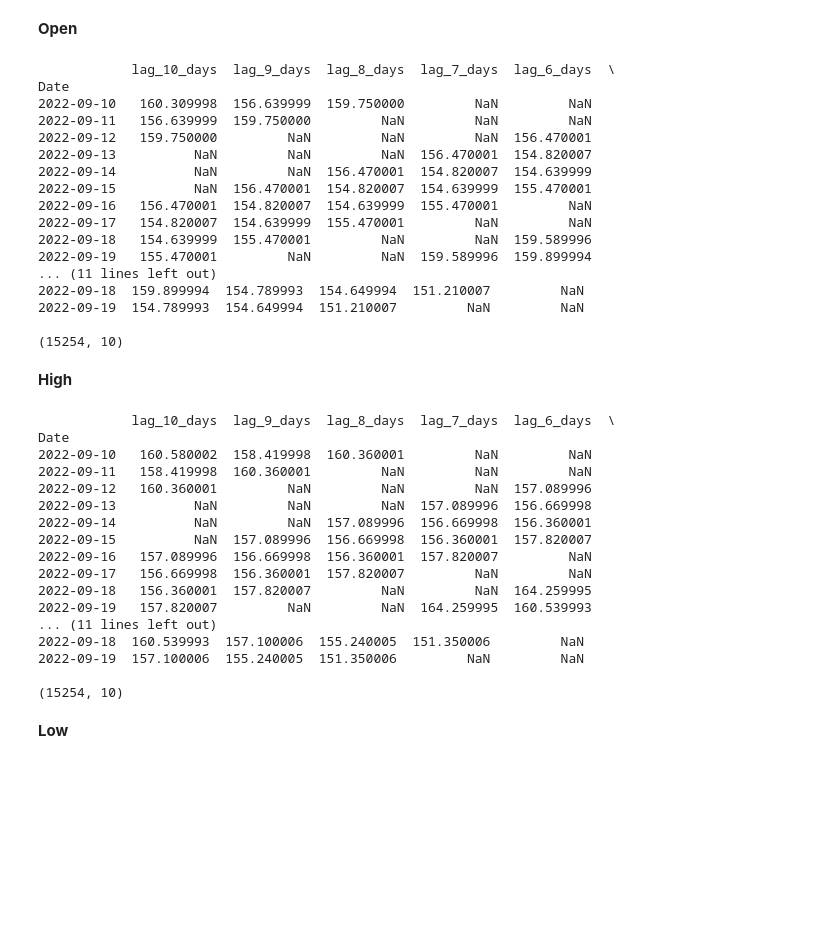
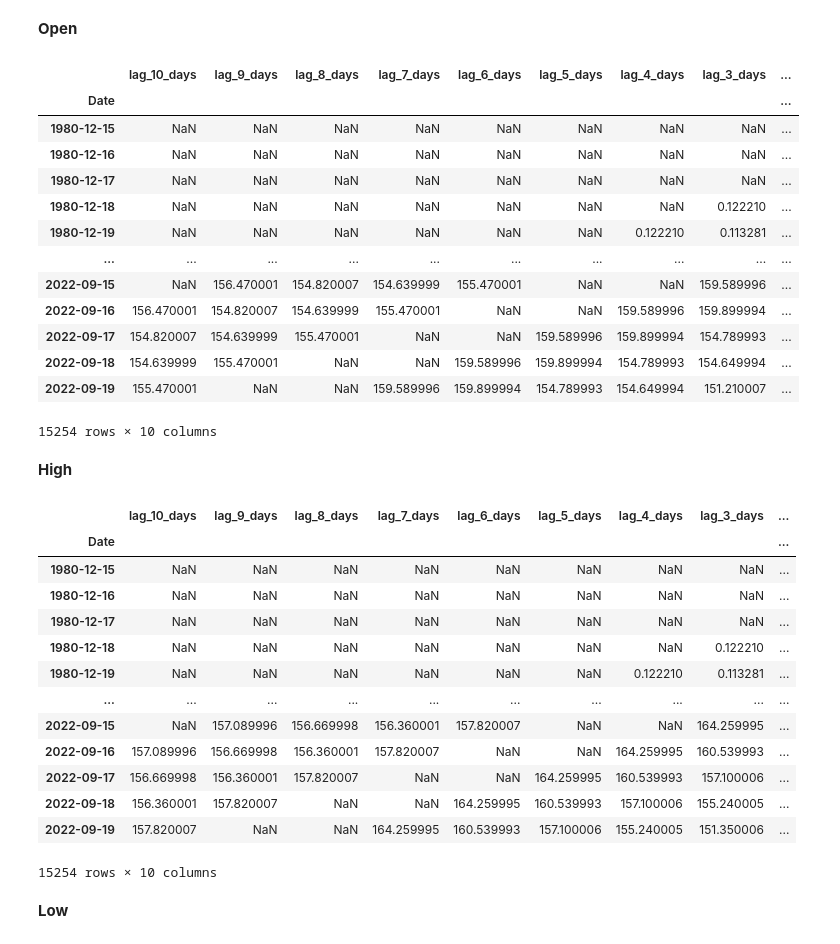
Before and after one commit to leehengpan/AAPL-StockPriceAnalysis, a Jupyter notebook: src/Apple_Stock_Price_Prediction.ipynb, the cells around one changed output. Drawn from its saved outputs; the diff is of its cells as text; code cells hidden in the pictures; blank space fills up the shorter version.

```diff
--- a/src/Apple_Stock_Price_Prediction.ipynb
+++ b/src/Apple_Stock_Price_Prediction.ipynb
@@ -349,37 +348,32 @@ plt.show()
 # %%
 # Get the opening prices of previous days to make a feature matrix
 lag_days = 10
+column_names = []
 
-column_names = []
 for i in range(lag_days,1,-1):
     column_names.append(str(i).join(['lag_','_days']))
 
 column_names.append(str(1).join(['lag_','_day']))
 
 df_lag_open = pd.concat([df['Open'].shift(lag_days-i) for i in range(lag_days)],axis=1)
 df_lag_open.columns = column_names
 
-print(df_lag_open.tail(10))
-print("")
-print(df_lag_open.shape)
+df_lag_open
 # %% [output]
+|  | lag_10_days | lag_9_days | lag_8_days | lag_7_days | lag_6_days | lag_5_days | lag_4_days | lag_3_days | ... |
+| Date |  |  |  |  |  |  |  |  | ... |
+| 1980-12-15 | NaN | NaN | NaN | NaN | NaN | NaN | NaN | NaN | ... |
+| 1980-12-16 | NaN | NaN | NaN | NaN | NaN | NaN | NaN | NaN | ... |
+| 1980-12-17 | NaN | NaN | NaN | NaN | NaN | NaN | NaN | NaN | ... |
+| 1980-12-18 | NaN | NaN | NaN | NaN | NaN | NaN | NaN | 0.122210 | ... |
+| 1980-12-19 | NaN | NaN | NaN | NaN | NaN | NaN | 0.122210 | 0.113281 | ... |
+| ... | ... | ... | ... | ... | ... | ... | ... | ... | ... |
+| 2022-09-15 | NaN | 156.470001 | 154.820007 | 154.639999 | 155.470001 | NaN | NaN | 159.589996 | ... |
+| 2022-09-16 | 156.470001 | 154.820007 | 154.639999 | 155.470001 | NaN | NaN | 159.589996 | 159.899994 | ... |
+| 2022-09-17 | 154.820007 | 154.639999 | 155.470001 | NaN | NaN | 159.589996 | 159.899994 | 154.789993 | ... |
+| 2022-09-18 | 154.639999 | 155.470001 | NaN | NaN | 159.589996 | 159.899994 | 154.789993 | 154.649994 | ... |
+| 2022-09-19 | 155.470001 | NaN | NaN | 159.589996 | 159.899994 | 154.789993 | 154.649994 | 151.210007 | ... |
-            lag_10_days  lag_9_days  lag_8_days  lag_7_days  lag_6_days  \
-Date
-2022-09-10   160.309998  156.639999  159.750000         NaN         NaN
-2022-09-11   156.639999  159.750000         NaN         NaN         NaN
-2022-09-12   159.750000         NaN         NaN         NaN  156.470001
-2022-09-13          NaN         NaN         NaN  156.470001  154.820007
-2022-09-14          NaN         NaN  156.470001  154.820007  154.639999
-2022-09-15          NaN  156.470001  154.820007  154.639999  155.470001
-2022-09-16   156.470001  154.820007  154.639999  155.470001         NaN
-2022-09-17   154.820007  154.639999  155.470001         NaN         NaN
-2022-09-18   154.639999  155.470001         NaN         NaN  159.589996
-2022-09-19   155.470001         NaN         NaN  159.589996  159.899994
-... (11 lines left out)
-2022-09-18  159.899994  154.789993  154.649994  151.210007         NaN
-2022-09-19  154.789993  154.649994  151.210007         NaN         NaN
-
-(15254, 10)
+15254 rows × 10 columns
 # %% [markdown]
 **High**
 # %%
@@ -387,27 +381,22 @@ Date
 df_lag_high = pd.concat([df['High'].shift(lag_days-i) for i in range(lag_days)],axis=1)
 df_lag_high.columns = column_names
 
-print(df_lag_high.tail(10))
-print("")
-print(df_lag_high.shape)
+df_lag_high
 # %% [output]
+|  | lag_10_days | lag_9_days | lag_8_days | lag_7_days | lag_6_days | lag_5_days | lag_4_days | lag_3_days | ... |
+| Date |  |  |  |  |  |  |  |  | ... |
+| 1980-12-15 | NaN | NaN | NaN | NaN | NaN | NaN | NaN | NaN | ... |
+| 1980-12-16 | NaN | NaN | NaN | NaN | NaN | NaN | NaN | NaN | ... |
+| 1980-12-17 | NaN | NaN | NaN | NaN | NaN | NaN | NaN | NaN | ... |
+| 1980-12-18 | NaN | NaN | NaN | NaN | NaN | NaN | NaN | 0.122210 | ... |
+| 1980-12-19 | NaN | NaN | NaN | NaN | NaN | NaN | 0.122210 | 0.113281 | ... |
+| ... | ... | ... | ... | ... | ... | ... | ... | ... | ... |
+| 2022-09-15 | NaN | 157.089996 | 156.669998 | 156.360001 | 157.820007 | NaN | NaN | 164.259995 | ... |
+| 2022-09-16 | 157.089996 | 156.669998 | 156.360001 | 157.820007 | NaN | NaN | 164.259995 | 160.539993 | ... |
+| 2022-09-17 | 156.669998 | 156.360001 | 157.820007 | NaN | NaN | 164.259995 | 160.539993 | 157.100006 | ... |
+| 2022-09-18 | 156.360001 | 157.820007 | NaN | NaN | 164.259995 | 160.539993 | 157.100006 | 155.240005 | ... |
+| 2022-09-19 | 157.820007 | NaN | NaN | 164.259995 | 160.539993 | 157.100006 | 155.240005 | 151.350006 | ... |
-            lag_10_days  lag_9_days  lag_8_days  lag_7_days  lag_6_days  \
-Date
-2022-09-10   160.580002  158.419998  160.360001         NaN         NaN
-2022-09-11   158.419998  160.360001         NaN         NaN         NaN
-2022-09-12   160.360001         NaN         NaN         NaN  157.089996
-2022-09-13          NaN         NaN         NaN  157.089996  156.669998
-2022-09-14          NaN         NaN  157.089996  156.669998  156.360001
-2022-09-15          NaN  157.089996  156.669998  156.360001  157.820007
-2022-09-16   157.089996  156.669998  156.360001  157.820007         NaN
-2022-09-17   156.669998  156.360001  157.820007         NaN         NaN
-2022-09-18   156.360001  157.820007         NaN         NaN  164.259995
-2022-09-19   157.820007         NaN         NaN  164.259995  160.539993
-... (11 lines left out)
-2022-09-18  160.539993  157.100006  155.240005  151.350006         NaN
-2022-09-19  157.100006  155.240005  151.350006         NaN         NaN
-
-(15254, 10)
+15254 rows × 10 columns
 # %% [markdown]
 **Low**
 # %%
```
Also changed, not shown: parts of 25 cells of this notebook.
